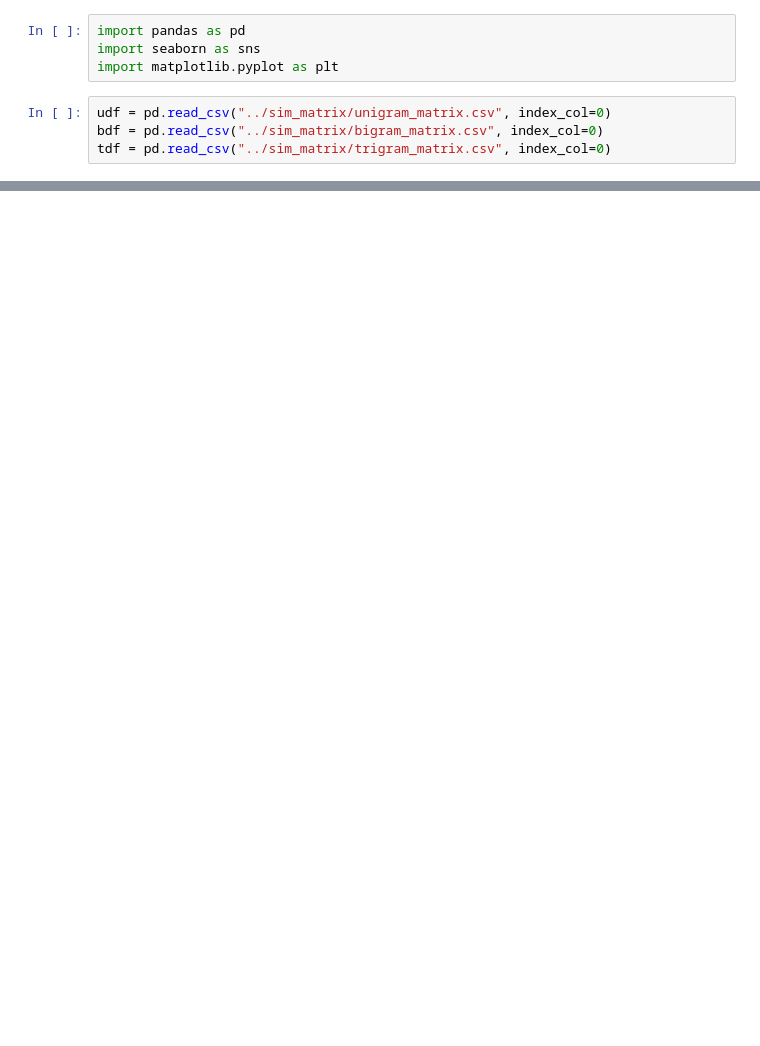
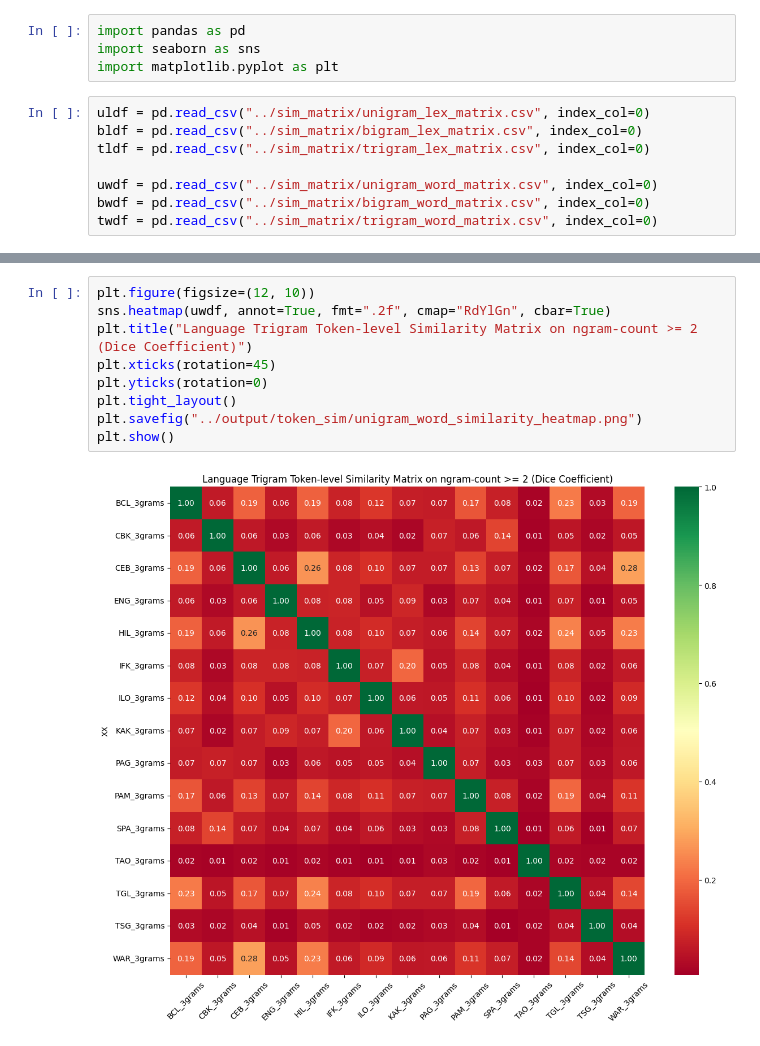
Before and after one commit to tonishii/ph-mahine-translation, a Jupyter notebook: notebooks/build_sim_graph.ipynb, the cells around one changed output, grey strips where cells are left out. Saved outputs shown, nothing was run; the diff lists cells and outputs as text; blank space fills up the shorter version.

Commit message:
added token-level ngram sim matrix

```diff
--- a/notebooks/build_sim_graph.ipynb
+++ b/notebooks/build_sim_graph.ipynb
@@ -3,9 +3,13 @@ import pandas as pd
 import seaborn as sns
 import matplotlib.pyplot as plt
 # %%
-udf = pd.read_csv("../sim_matrix/unigram_matrix.csv", index_col=0)
-bdf = pd.read_csv("../sim_matrix/bigram_matrix.csv", index_col=0)
-tdf = pd.read_csv("../sim_matrix/trigram_matrix.csv", index_col=0)
+uldf = pd.read_csv("../sim_matrix/unigram_lex_matrix.csv", index_col=0)
+bldf = pd.read_csv("../sim_matrix/bigram_lex_matrix.csv", index_col=0)
+tldf = pd.read_csv("../sim_matrix/trigram_lex_matrix.csv", index_col=0)
+
+uwdf = pd.read_csv("../sim_matrix/unigram_word_matrix.csv", index_col=0)
+bwdf = pd.read_csv("../sim_matrix/bigram_word_matrix.csv", index_col=0)
+twdf = pd.read_csv("../sim_matrix/trigram_word_matrix.csv", index_col=0)
 # %%
 # Create a heatmap
 plt.figure(figsize=(12, 10))
@@ -40,3 +44,14 @@ plt.savefig("../output/lexical_sim/trigram_similarity_heatmap.png")
 plt.show()
 # %% [output]
 [figure]
+# %%
+plt.figure(figsize=(12, 10))
+sns.heatmap(uwdf, annot=True, fmt=".2f", cmap="RdYlGn", cbar=True)
+plt.title("Language Trigram Token-level Similarity Matrix on ngram-count >= 2 (Dice Coefficient)")
+plt.xticks(rotation=45)
+plt.yticks(rotation=0)
+plt.tight_layout()
+plt.savefig("../output/token_sim/unigram_word_similarity_heatmap.png")
+plt.show()
+# %% [output]
+[figure, added]
```
Also changed, not shown: parts of 5 cells of this notebook, 42 other files.
